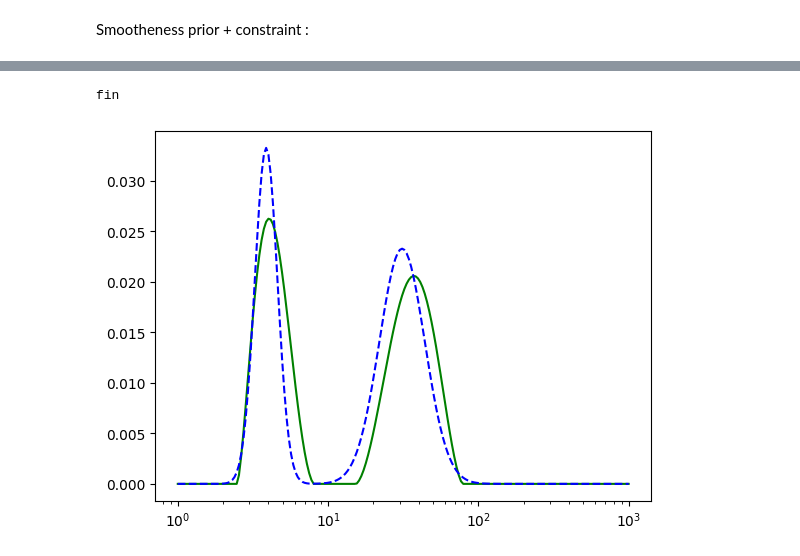
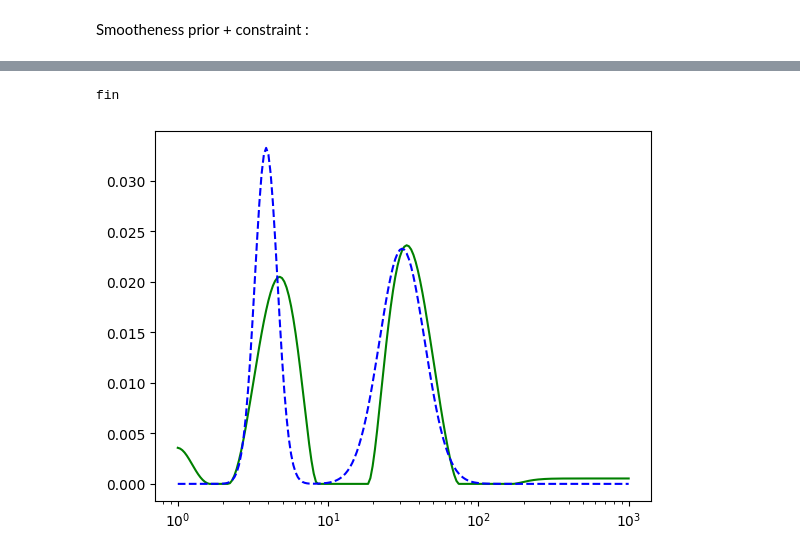
Before and after one commit to agathM/TPLSD, a Jupyter notebook: main.ipynb, the cells around one changed output, grey strips where cells are left out. Cells and saved outputs as stored; diff of their text form; code cells hidden in the pictures.

```diff
--- a/main.ipynb
+++ b/main.ipynb
@@ -145,33 +145,33 @@ NQE Forward-Backward: 1.7665378222409586e+42
 # %%
 def douglas_rachford(K, y, beta, x0, gamma, n_iter=200, lamb=1, tol=1e-6):
     xn = x0.copy()
     for n in range(n_iter):
         tau = gamma * beta
         yn = proximal_g(xn, tau)
 
         arg = 2.0 * yn - xn
         zn = prox_f(arg, gamma, K, y)
 
         xn1 = xn + lamb * (zn - yn)
 
         resid = np.linalg.norm(xn1 - xn)
         if resid < tol:
             xn = xn1
             break
 
         xn = xn1
 
-    x_est = np.clip(proximal_g(xn, tau), 0, 1000)
+    x_est = proximal_g(xn, tau)
     return x_est
 
 x0 = np.zeros(N)
-x_sol = douglas_rachford(K, y, beta = 1, x0 = x0, gamma = 1, n_iter=200, lamb = 1, tol=1e-6)
+x_sol = douglas_rachford(K, y, beta = 0.1, x0 = x0, gamma = 1, n_iter=200, lamb = 1, tol=1e-6)
 print("fin")
 
 plt.plot(T, x_sol, label='Reconstructed D-R', color='green')
 plt.plot(T, x.x, label='Original', color='blue', linestyle='dashed')
 plt.xscale('log')
 plt.show()
 # %% [output]
 fin
-[figure, old version]
+[figure, new version]
```
Also changed, not shown: parts of 4 cells of this notebook.
